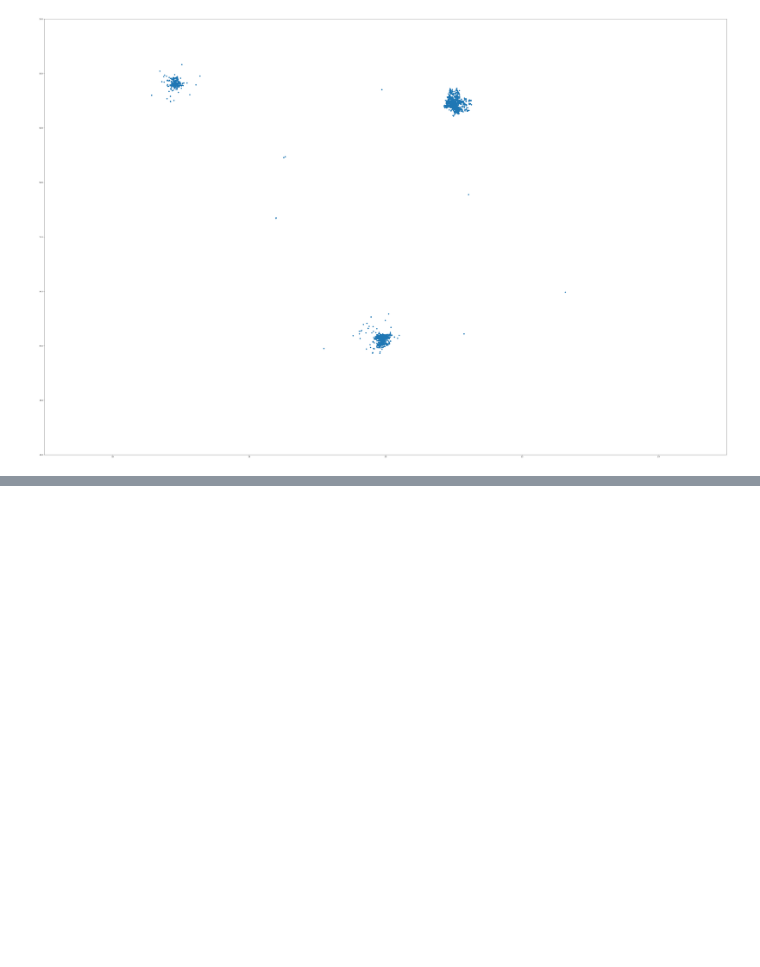
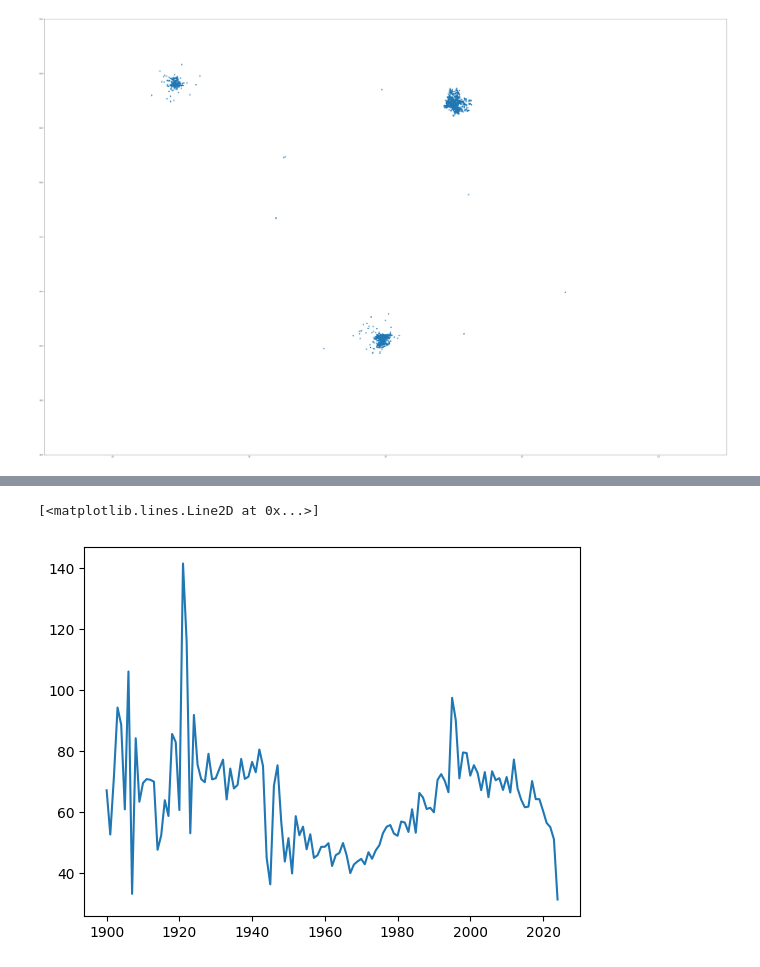
Before and after one commit to RastaAmanek/github, a Jupyter notebook: Pandas_csv.ipynb, the cells around one changed output, grey strips where cells are left out. Drawn from its saved outputs; the diff is of its cells as text; code cells hidden in the pictures; blank space fills up the shorter version.

```diff
--- a/Pandas_csv.ipynb
+++ b/Pandas_csv.ipynb
@@ -1206,0 +1355,5 @@ m
+# %%
+plt.plot(df.groupby("year")["sq"].mean())
+# %% [output]
+[<matplotlib.lines.Line2D at 0x...>]
+[figure, added]
```
Also changed, not shown: parts of 30 cells of this notebook, 2 other files.
